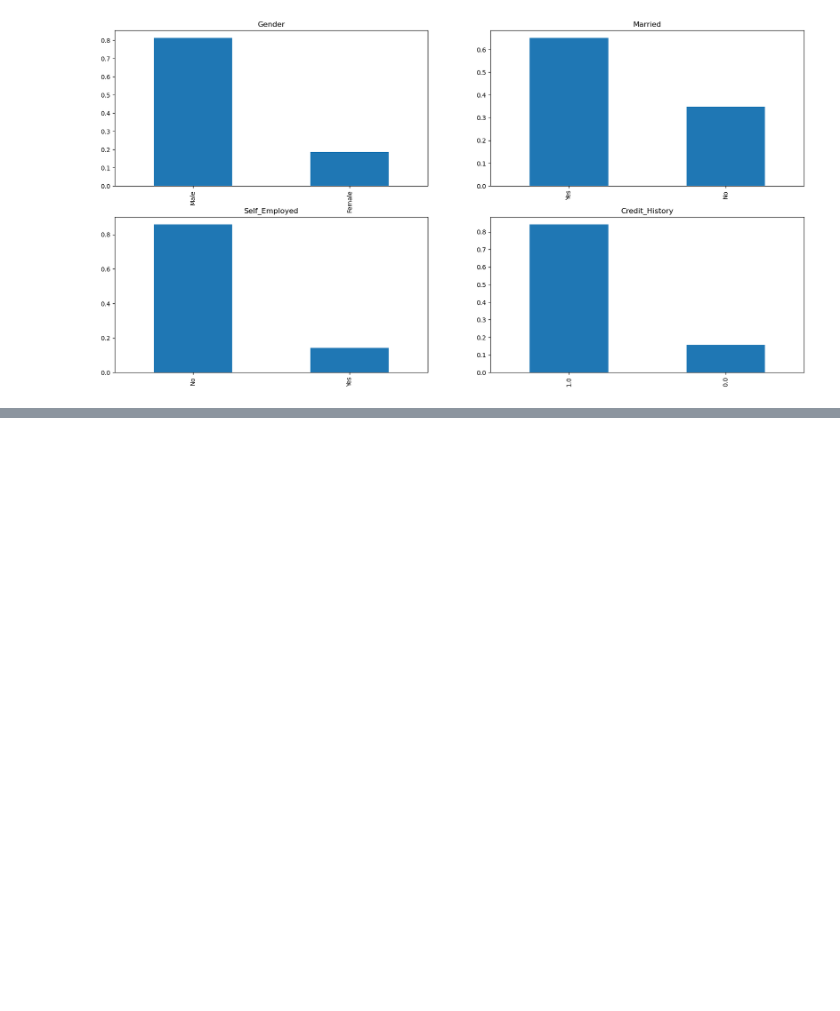
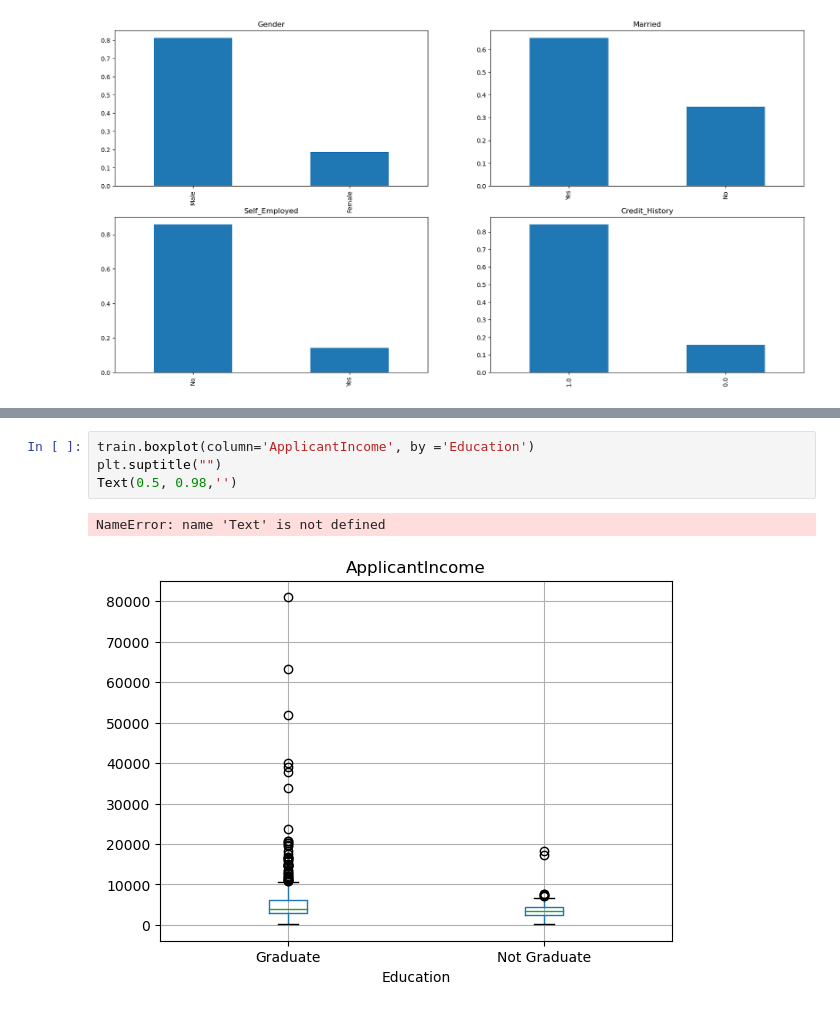
Before and after one commit to sreejayans/ictk, a Jupyter notebook: loan prediction practice .ipynb, the cells around one changed output, grey strips where cells are left out. Drawn from its saved outputs; the diff is of its cells as text; blank space fills up the shorter version.

```diff
--- a/loan prediction practice .ipynb
+++ b/loan prediction practice .ipynb
@@ -134,0 +159,7 @@ train['Credit_History'].value_counts(normalize=True).plot.bar(title='Credit_Hist
+# %%
+train.boxplot(column='ApplicantIncome', by ='Education')
+plt.suptitle("")
+Text(0.5, 0.98,'')
+# %% [output]
+NameError: name 'Text' is not defined
+[figure, added]
```
Also changed, not shown: parts of 43 cells of this notebook.
